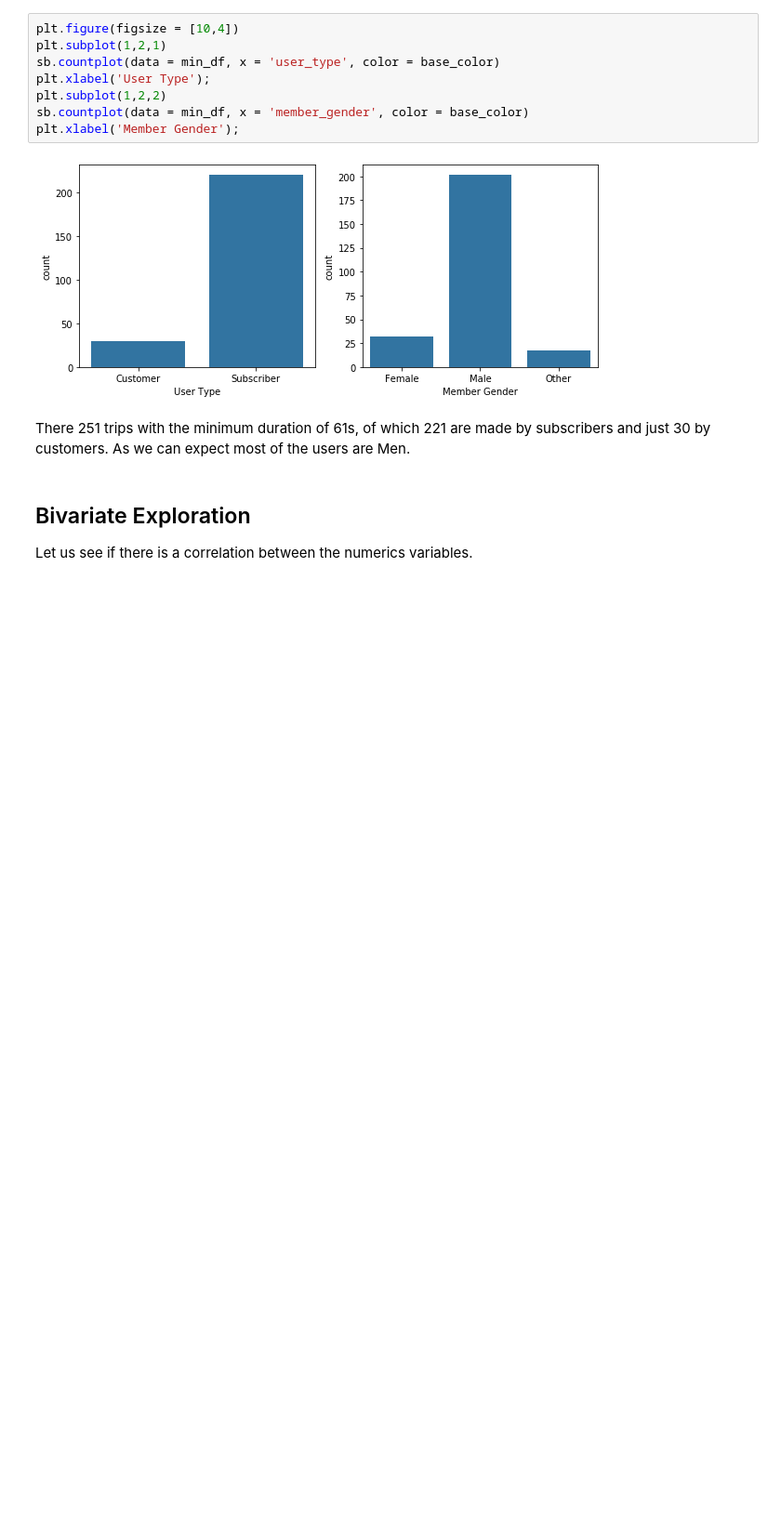
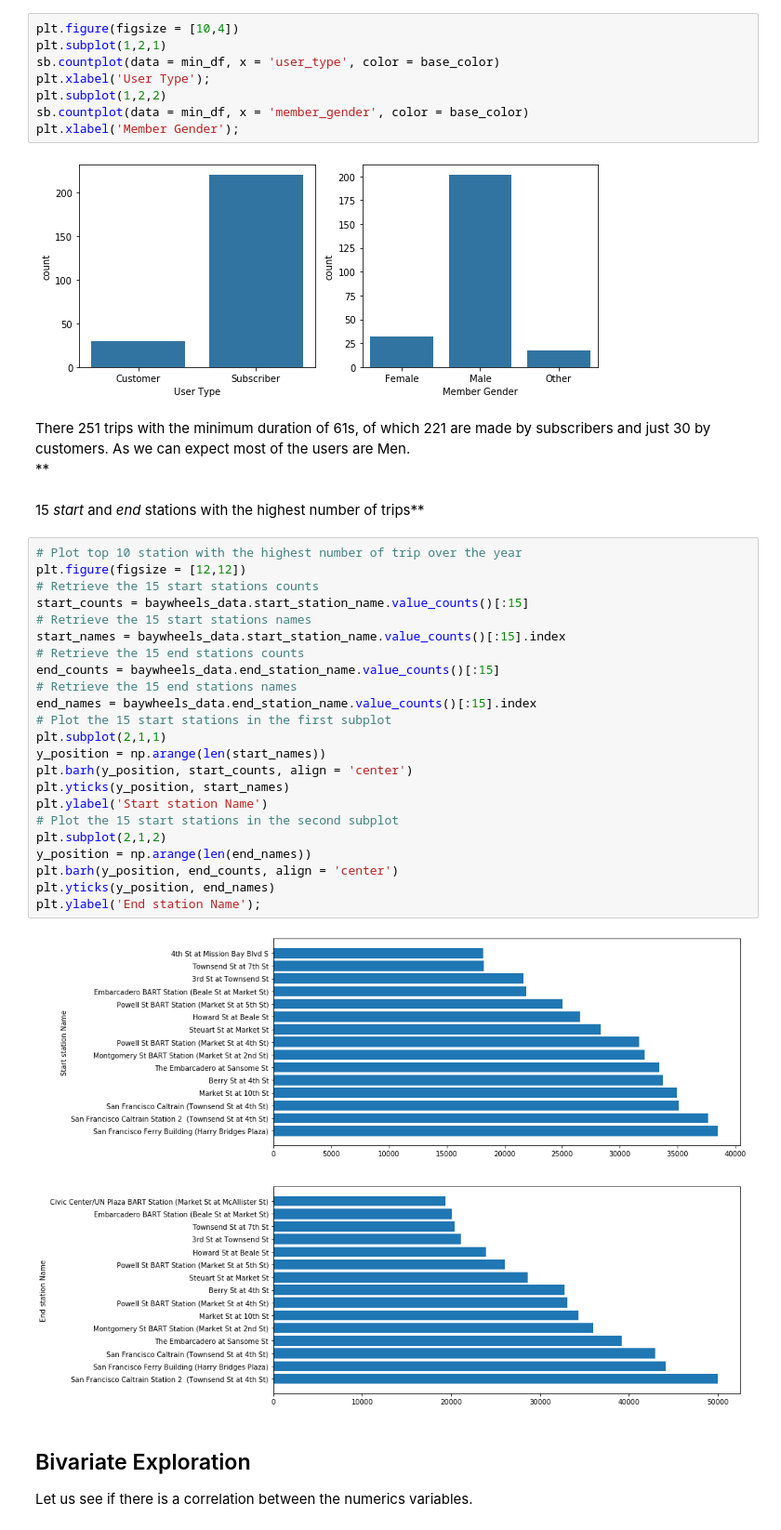
Before and after one commit to furawa/Data_Analyst_Udacity_Projects, a Jupyter notebook: 05_Communicate_Data/ford_gobike_exploration.ipynb, the cells around one changed output. Shown at 93% size. Cells and saved outputs as stored; diff of their text form; blank space fills up the shorter version.

Commit message:
feat: Plot of the stations with highest trips

```diff
--- a/05_Communicate_Data/ford_gobike_exploration.ipynb
+++ b/05_Communicate_Data/ford_gobike_exploration.ipynb
@@ -386,8 +386,35 @@ plt.xlabel('Member Gender');
 # %% [output]
 [figure]
 # %% [markdown]
-There 251 trips with the minimum duration of 61s, of which 221 are made by subscribers and just 30 by customers.
-As we can expect most of the users are Men.
+There 251 trips with the minimum duration of 61s, of which 221 are made by subscribers and just 30 by customers. As we can expect most of the users are Men.
+**
+# %% [markdown]
+15 *start* and *end* stations with the highest number of trips**
+# %%
+# Plot top 10 station with the highest number of trip over the year
+plt.figure(figsize = [12,12])
+# Retrieve the 15 start stations counts
+start_counts = baywheels_data.start_station_name.value_counts()[:15]
+# Retrieve the 15 start stations names
+start_names = baywheels_data.start_station_name.value_counts()[:15].index
+# Retrieve the 15 end stations counts
+end_counts = baywheels_data.end_station_name.value_counts()[:15]
+# Retrieve the 15 end stations names
+end_names = baywheels_data.end_station_name.value_counts()[:15].index
+# Plot the 15 start stations in the first subplot
+plt.subplot(2,1,1)
+y_position = np.arange(len(start_names))
+plt.barh(y_position, start_counts, align = 'center')
+plt.yticks(y_position, start_names)
+plt.ylabel('Start station Name')
+# Plot the 15 start stations in the second subplot
+plt.subplot(2,1,2)
+y_position = np.arange(len(end_names))
+plt.barh(y_position, end_counts, align = 'center')
+plt.yticks(y_position, end_names)
+plt.ylabel('End station Name');
+# %% [output]
+[figure, added]
 # %% [markdown]
 ## Bivariate Exploration
 Let us see if there is a correlation between the numerics variables.
```
Also changed, not shown: parts of 1 cell of this notebook.
